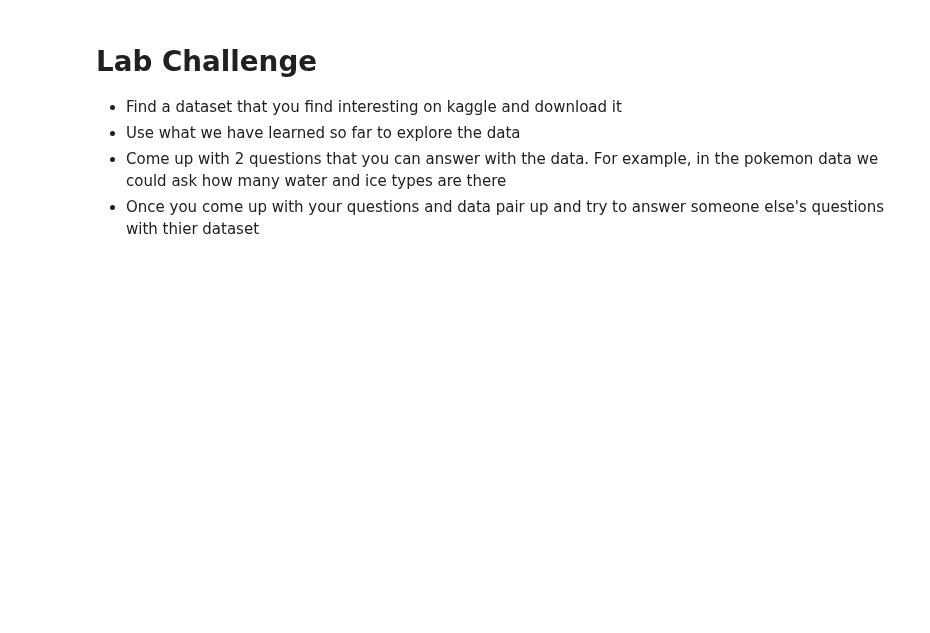
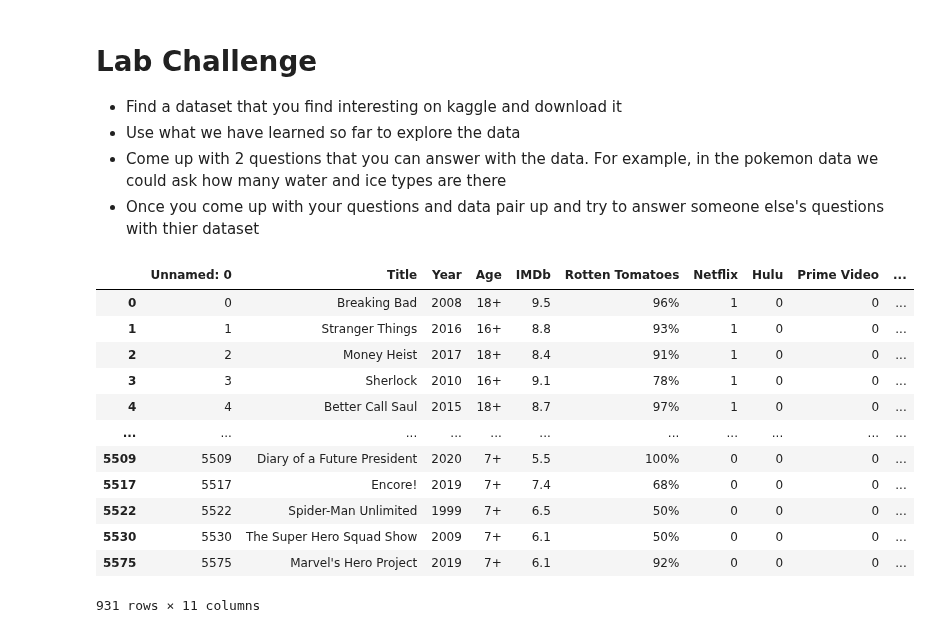
Before and after one commit to Make-School-Courses/DS-1.1-Data-Analysis, a Jupyter notebook: Notebooks/Pandas_Intro.ipynb, the cells around one changed output. Cells and saved outputs as stored; diff of their text form; code cells hidden in the pictures; blank space fills up the shorter version.

```diff
--- a/Notebooks/Pandas_Intro.ipynb
+++ b/Notebooks/Pandas_Intro.ipynb
@@ -504,3 +514,22 @@ df
 - Use what we have learned so far to explore the data
 - Come up with 2 questions that you can answer with the data. For example, in the pokemon data we could ask how many water and ice types are there
 - Once you come up with your questions and data pair up and try to answer someone else's questions with thier dataset
+# %%
+import pandas as pd
+import numpy as np
+df = pd.read_csv("Datasets/tv_shows.csv")
+df.dropna()
+# %% [output]
+|  | Unnamed: 0 | Title | Year | Age | IMDb | Rotten Tomatoes | Netflix | Hulu | Prime Video | ... |
+| 0 | 0 | Breaking Bad | 2008 | 18+ | 9.5 | 96% | 1 | 0 | 0 | ... |
+| 1 | 1 | Stranger Things | 2016 | 16+ | 8.8 | 93% | 1 | 0 | 0 | ... |
+| 2 | 2 | Money Heist | 2017 | 18+ | 8.4 | 91% | 1 | 0 | 0 | ... |
+| 3 | 3 | Sherlock | 2010 | 16+ | 9.1 | 78% | 1 | 0 | 0 | ... |
+| 4 | 4 | Better Call Saul | 2015 | 18+ | 8.7 | 97% | 1 | 0 | 0 | ... |
+| ... | ... | ... | ... | ... | ... | ... | ... | ... | ... | ... |
+| 5509 | 5509 | Diary of a Future President | 2020 | 7+ | 5.5 | 100% | 0 | 0 | 0 | ... |
+| 5517 | 5517 | Encore! | 2019 | 7+ | 7.4 | 68% | 0 | 0 | 0 | ... |
+| 5522 | 5522 | Spider-Man Unlimited | 1999 | 7+ | 6.5 | 50% | 0 | 0 | 0 | ... |
+| 5530 | 5530 | The Super Hero Squad Show | 2009 | 7+ | 6.1 | 50% | 0 | 0 | 0 | ... |
+| 5575 | 5575 | Marvel's Hero Project | 2019 | 7+ | 6.1 | 92% | 0 | 0 | 0 | ... |
+931 rows × 11 columns
```
Also changed, not shown: parts of 10 cells of this notebook, 1 other file.
